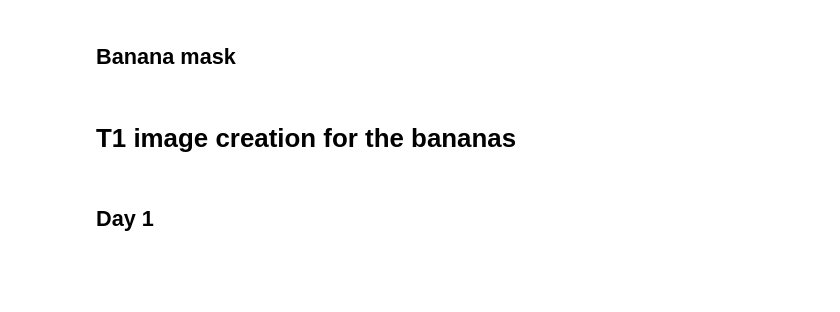
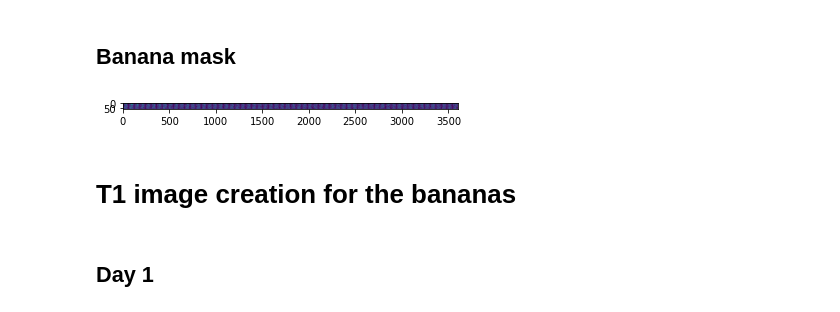
Before and after one commit to DrakeWhu/NMR-t1-t2-calculator, a Jupyter notebook: bananas.ipynb, the cells around one changed output. Drawn from its saved outputs; the diff is of its cells as text; code cells hidden in the pictures; blank space fills up the shorter version.

```diff
--- a/bananas.ipynb
+++ b/bananas.ipynb
@@ -45,14 +61,33 @@ t1_banana_bag_d4 = t1[113:126]
 # %% [markdown]
 ## Banana mask
 # %%
-banana_mask_d1 = np.where(np.abs(t1_banana_d1)<0.00075,0,1)
-banana_bag_mask_d1 = np.where(np.abs(t1_banana_bag_d1)<0.00075,0,1)
-banana_mask_d2 = np.where(np.abs(t1_banana_d2)<0.00075,0,1)
-banana_bag_mask_d2 = np.where(np.abs(t1_banana_bag_d2)<0.0015,0,1)
-banana_mask_d3 = np.where(np.abs(t1_banana_d3)<0.00075,0,1)
-banana_bag_mask_d3 = np.where(np.abs(t1_banana_bag_d3)<0.001,0,1)
-banana_mask_d4 = np.where(np.abs(t1_banana_d4)<0.0005,0,1)
-banana_bag_mask_d4 = np.where(np.abs(t1_banana_bag_d4)<0.0005,0,1)
+## T1 masks
+
+t1_banana_mask_d1 = np.where(np.abs(t1_banana_d1)<0.00075,0,1)
+t1_banana_bag_mask_d1 = np.where(np.abs(t1_banana_bag_d1)<0.00075,0,1)
+t1_banana_mask_d2 = np.where(np.abs(t1_banana_d2)<0.00075,0,1)
+t1_banana_bag_mask_d2 = np.where(np.abs(t1_banana_bag_d2)<0.0015,0,1)
+t1_banana_mask_d3 = np.where(np.abs(t1_banana_d3)<0.00075,0,1)
+t1_banana_bag_mask_d3 = np.where(np.abs(t1_banana_bag_d3)<0.001,0,1)
+t1_banana_mask_d4 = np.where(np.abs(t1_banana_d4)<0.0005,0,1)
+t1_banana_bag_mask_d4 = np.where(np.abs(t1_banana_bag_d4)<0.0005,0,1)
+
+# T2 masks
+
+t2_banana_mask_d1 = np.where(np.abs(t2_banana_d1)<0.00075,0,1)
+t2_banana_bag_mask_d1 = np.where(np.abs(t2_banana_bag_d1)<0.00075,0,1)
+t2_banana_mask_d2 = np.where(np.abs(t2_banana_d2)<0.00075,0,1)
+t2_banana_bag_mask_d2 = np.where(np.abs(t2_banana_bag_d2)<0.00075,0,1)
+t2_banana_mask_d3 = np.where(np.abs(t2_banana_d3)<0.0005,0,1)
+t2_banana_bag_mask_d3 = np.where(np.abs(t2_banana_bag_d3)<0.0005,0,1)
+t2_banana_mask_d4 = np.where(np.abs(t2_banana_d4)<0.00025,0,1)
+t2_banana_bag_mask_d4 = np.where(np.abs(t2_banana_bag_d4)<0.0002,0,1)
+
+plt.figure(1)
+plt.imshow(t2_banana_bag_mask_d4)
+plt.show()
+# %% [output]
+[figure, added]
 # %% [markdown]
 # T1 image creation for the bananas
 # %% [markdown]
```
Also changed, not shown: parts of 11 cells of this notebook, 2 other files.
